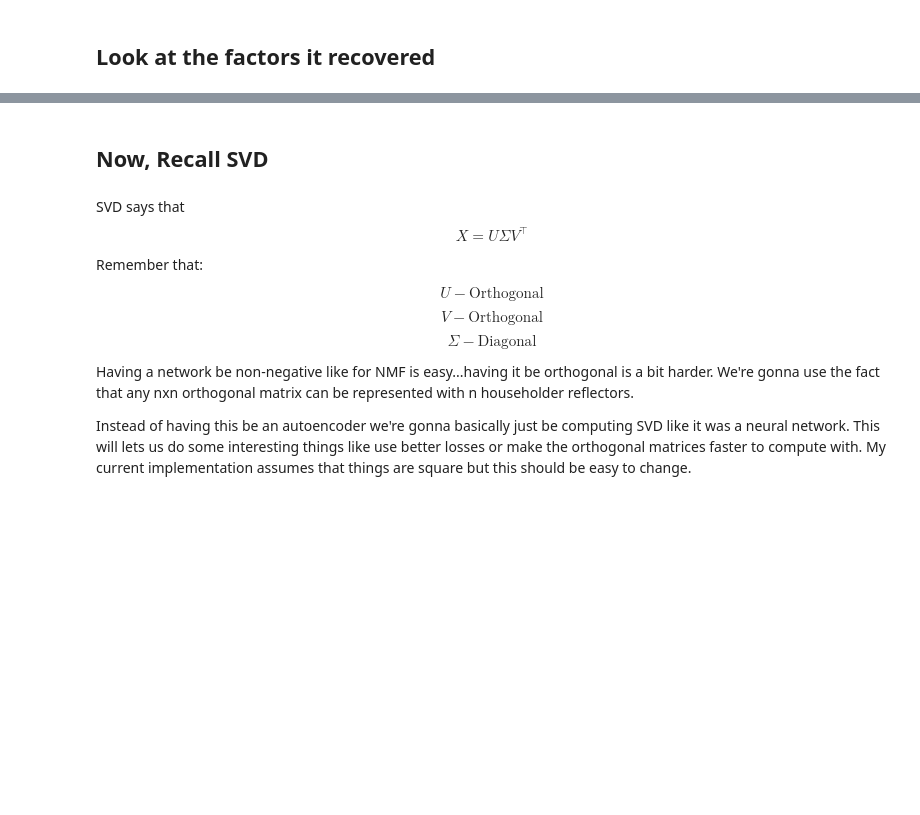
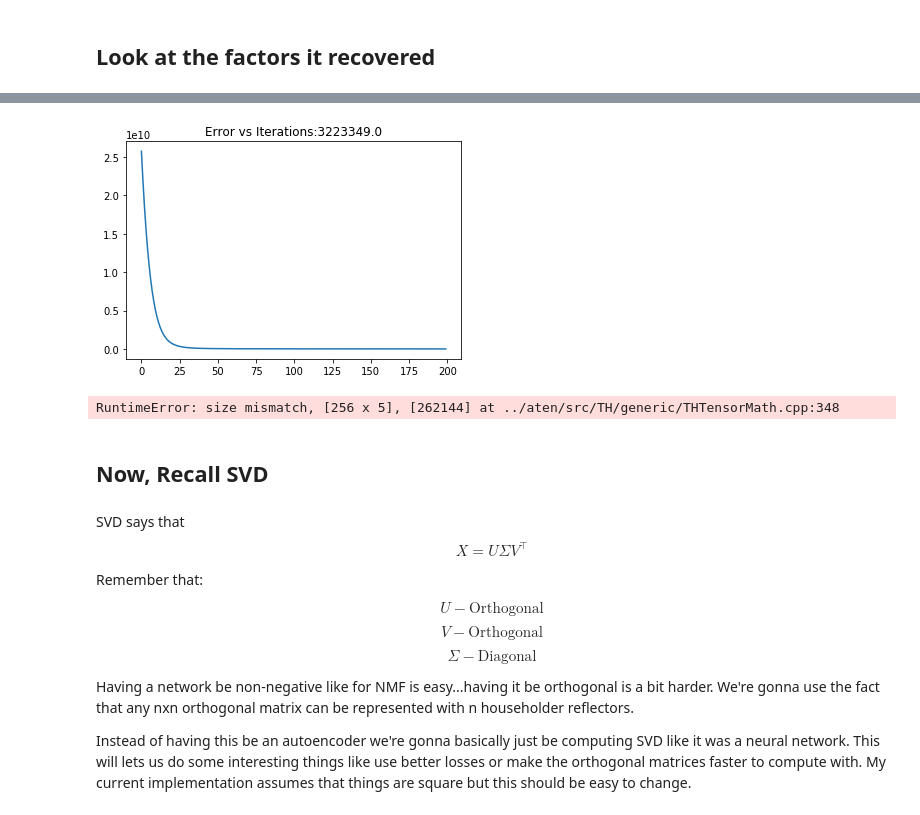
Before and after one commit to Aaron09/torchfactor, a Jupyter notebook: neuaral_factor_demo.ipynb, the cells around one changed output, grey strips where cells are left out. Saved outputs shown, nothing was run; the diff lists cells and outputs as text; code cells hidden in the pictures; blank space fills up the shorter version.

```diff
--- a/neuaral_factor_demo.ipynb
+++ b/neuaral_factor_demo.ipynb
@@ -139,3 +188,48 @@ plt.show()
+# %%
+num_trials = 200
+losses = np.zeros(num_trials)
+used_train_imgs = train_imgs[0:5,:]
+for i in tqdm.tqdm(range(num_trials)):
+    X_tensor = torch.FloatTensor(used_train_imgs)
+
+    X_hat = img_net(X_tensor)
+    cur_loss = loss(X_tensor, X_hat)
+
+    optimizer.zero_grad()
+    cur_loss.backward()
+    optimizer.step()
+
+    losses[i] = cur_loss.item()
+
+plt.plot(losses)
+plt.title('Error vs Iterations:{}'.format(np.min(losses)))
+plt.show()
+# %% [output]
+[figure, added]
+# %%
+X = train_imgs[0]
+X_tensor = torch.FloatTensor(X)
+
+W_net = img_net.get_W().detach().numpy()
+H_net = img_net.get_H(X_tensor).detach().numpy()
+
+fig, ax = plt.subplots(1, 4, figsize=(14, 3))
+ax[0].matshow(X)
+ax[0].set_title('Original Matrix')
+
+ax[1].matshow(W_net)
+ax[1].set_title('W Matrix')
+
+ax[2].matshow(H_net)
+ax[2].set_title('H Matrix')
+
+ax[3].matshow(W_net @ H_net)
+ax[3].set_title('W @ H Matrix')
+
+plt.tight_layout()
+plt.show()
+# %% [output]
+RuntimeError: size mismatch, [256 x 5], [262144] at ../aten/src/TH/generic/THTensorMath.cpp:348
 # %% [markdown]
 ## Now, Recall SVD
 # %% [markdown]
```
Also changed, not shown: parts of 10 cells of this notebook.
